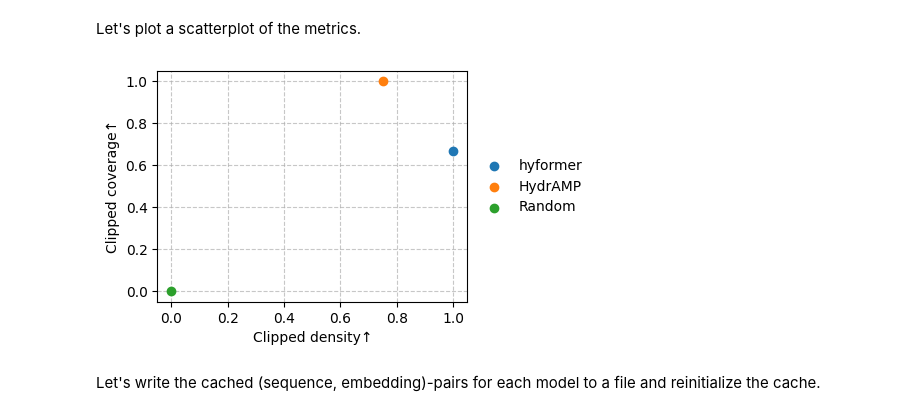
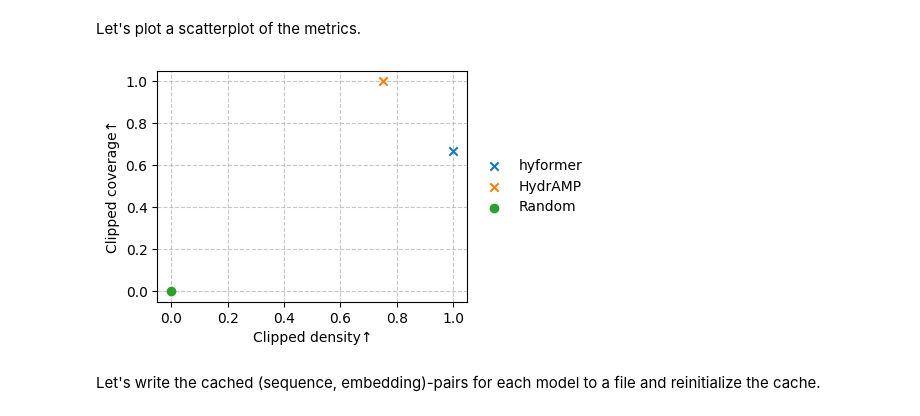
Before and after one commit to szczurek-lab/seqme, a Jupyter notebook: docs/tutorials/getting_started.ipynb, the cells around one changed output. Drawn from its saved outputs; the diff is of its cells as text; code cells hidden in the pictures.

Commit message:
Improve plots

```diff
--- a/docs/tutorials/getting_started.ipynb
+++ b/docs/tutorials/getting_started.ipynb
@@ -302,10 +302,14 @@ sm.show(df, color="#69bce8")
 | Random | 0.00 | 0.33 | 0.00 | 0.00 |
 # %% [markdown]
 Let's plot a scatterplot of the metrics.
-# %%
-sm.plot_scatter(df, ["Clipped density", "Clipped coverage"])
-# %% [output]
-[figure, removed]
+# %%
+metrics = ["Clipped density", "Clipped coverage"]
+df = sm.rank(df, metrics)
+
+markers = np.where(df[("Rank", "value")] == 1, "x", "o")
+sm.plot_scatter(df, metrics=metrics, marker=markers)
+# %% [output]
+[figure, added]
 # %% [markdown]
 Let's write the cached (sequence, embedding)-pairs for each model to a file and reinitialize the cache.
 # %%
```
Also changed, not shown: parts of 2 cells of this notebook, 4 other files.
